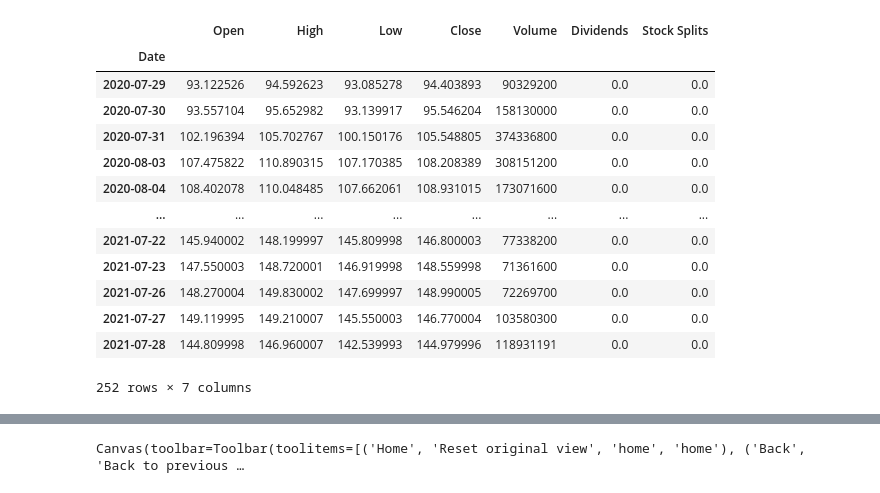
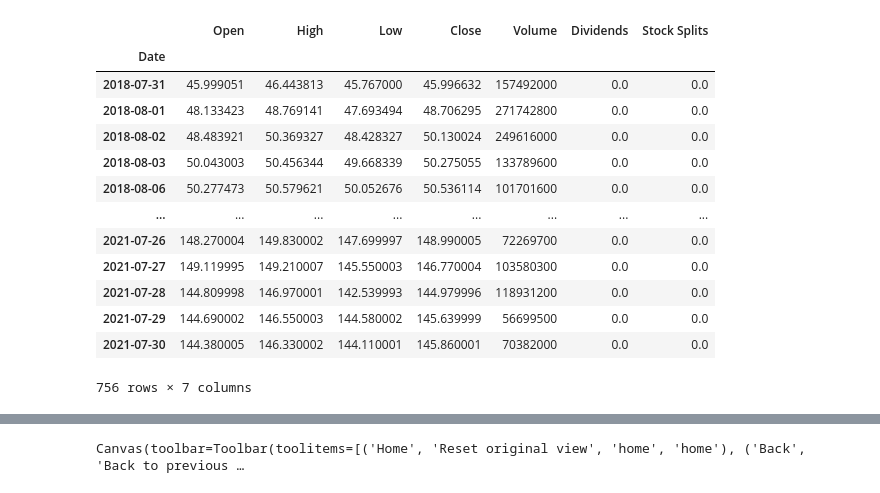
Before and after one commit to merutzu/SMBOMT, a Jupyter notebook: Squeeze.ipynb, the cells around one changed output, grey strips where cells are left out. Saved outputs shown, nothing was run; the diff lists cells and outputs as text; code cells hidden in the pictures.

```diff
--- a/Squeeze.ipynb
+++ b/Squeeze.ipynb
@@ -20,20 +22,20 @@ print(stock.info)
 # %%
-stock_df = stock.history(period="1y", interval='1d')
+stock_df = stock.history(period="3y", interval='1d')
 stock_df.index.duplicated().sum()
 df_stock = stock_df.loc[~stock_df.index.duplicated(keep='first')]
 df_stock
 # %% [output]
 |  | Open | High | Low | Close | Volume | Dividends | Stock Splits |
 | Date |  |  |  |  |  |  |  |
-| 2020-07-29 | 93.122526 | 94.592623 | 93.085278 | 94.403893 | 90329200 | 0.0 | 0.0 |
-| 2020-07-30 | 93.557104 | 95.652982 | 93.139917 | 95.546204 | 158130000 | 0.0 | 0.0 |
-| 2020-07-31 | 102.196394 | 105.702767 | 100.150176 | 105.548805 | 374336800 | 0.0 | 0.0 |
-| 2020-08-03 | 107.475822 | 110.890315 | 107.170385 | 108.208389 | 308151200 | 0.0 | 0.0 |
-| 2020-08-04 | 108.402078 | 110.048485 | 107.662061 | 108.931015 | 173071600 | 0.0 | 0.0 |
+| 2018-07-31 | 45.999051 | 46.443813 | 45.767000 | 45.996632 | 157492000 | 0.0 | 0.0 |
+| 2018-08-01 | 48.133423 | 48.769141 | 47.693494 | 48.706295 | 271742800 | 0.0 | 0.0 |
+| 2018-08-02 | 48.483921 | 50.369327 | 48.428327 | 50.130024 | 249616000 | 0.0 | 0.0 |
+| 2018-08-03 | 50.043003 | 50.456344 | 49.668339 | 50.275055 | 133789600 | 0.0 | 0.0 |
+| 2018-08-06 | 50.277473 | 50.579621 | 50.052676 | 50.536114 | 101701600 | 0.0 | 0.0 |
 | ... | ... | ... | ... | ... | ... | ... | ... |
-| 2021-07-22 | 145.940002 | 148.199997 | 145.809998 | 146.800003 | 77338200 | 0.0 | 0.0 |
-| 2021-07-23 | 147.550003 | 148.720001 | 146.919998 | 148.559998 | 71361600 | 0.0 | 0.0 |
 | 2021-07-26 | 148.270004 | 149.830002 | 147.699997 | 148.990005 | 72269700 | 0.0 | 0.0 |
 | 2021-07-27 | 149.119995 | 149.210007 | 145.550003 | 146.770004 | 103580300 | 0.0 | 0.0 |
-| 2021-07-28 | 144.809998 | 146.960007 | 142.539993 | 144.979996 | 118931191 | 0.0 | 0.0 |
+| 2021-07-28 | 144.809998 | 146.970001 | 142.539993 | 144.979996 | 118931200 | 0.0 | 0.0 |
+| 2021-07-29 | 144.690002 | 146.550003 | 144.580002 | 145.639999 | 56699500 | 0.0 | 0.0 |
+| 2021-07-30 | 144.380005 | 146.330002 | 144.110001 | 145.860001 | 70382000 | 0.0 | 0.0 |
-252 rows × 7 columns
+756 rows × 7 columns
```
Also changed, not shown: parts of 63 cells of this notebook.
